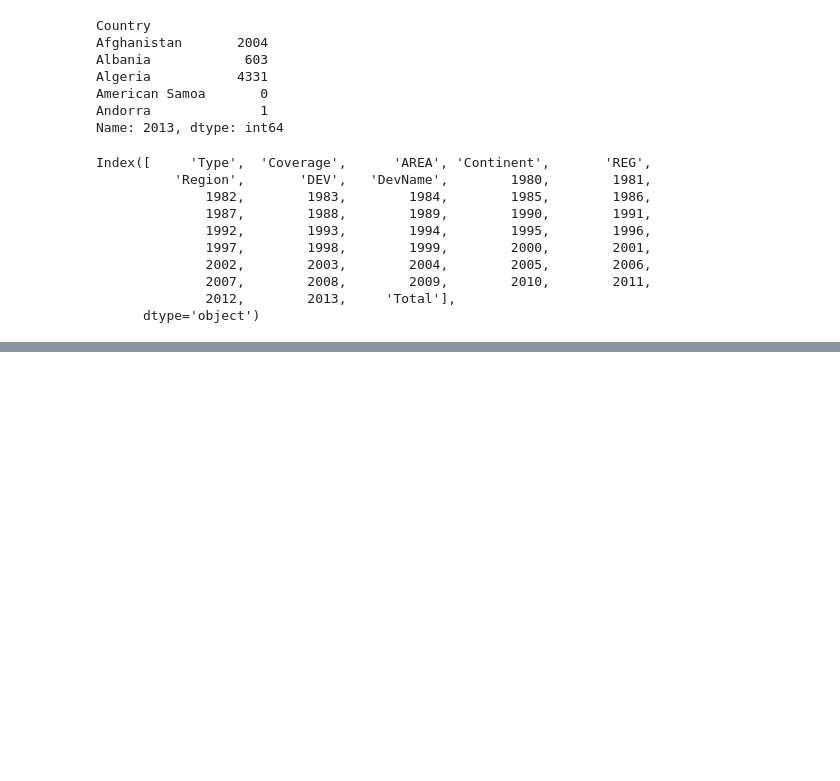
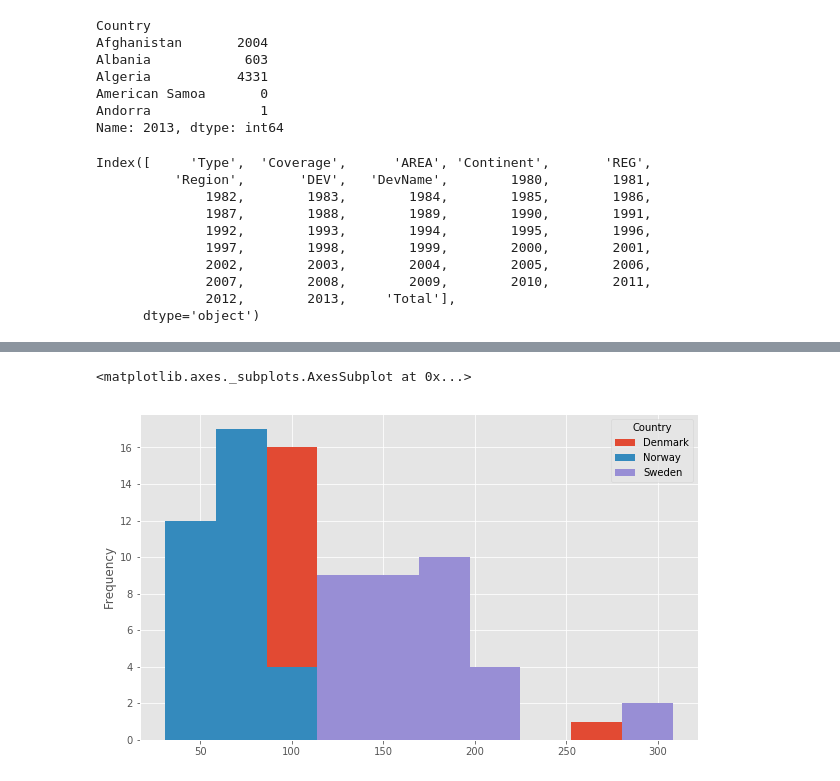
Before and after one commit to ghaffaru/immigration-data-analytics, a Jupyter notebook: plots/histograms.ipynb, the cells around one changed output, grey strips where cells are left out. Cells and saved outputs as stored; diff of their text form; code cells hidden in the pictures; blank space fills up the shorter version.

Commit message:
hists

```diff
--- a/plots/histograms.ipynb
+++ b/plots/histograms.ipynb
@@ -111,0 +121,7 @@ AttributeError: module 'matplotlib.pyplot' has no attribute 'save_fig'
+# %%
+df_t = df_can.loc[['Denmark', 'Norway', 'Sweden'], years].transpose()
+# %%
+df_t.plot(kind='hist', figsize=(10, 6))
+# %% [output]
+<matplotlib.axes._subplots.AxesSubplot at 0x...>
+[figure, added]
```
Also changed, not shown: parts of 3 cells of this notebook.
